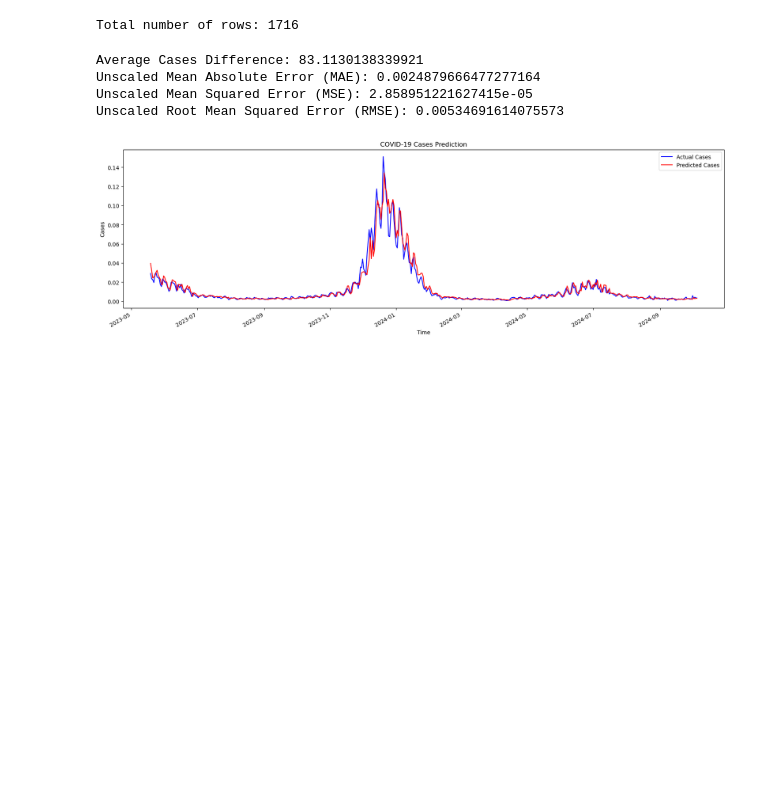
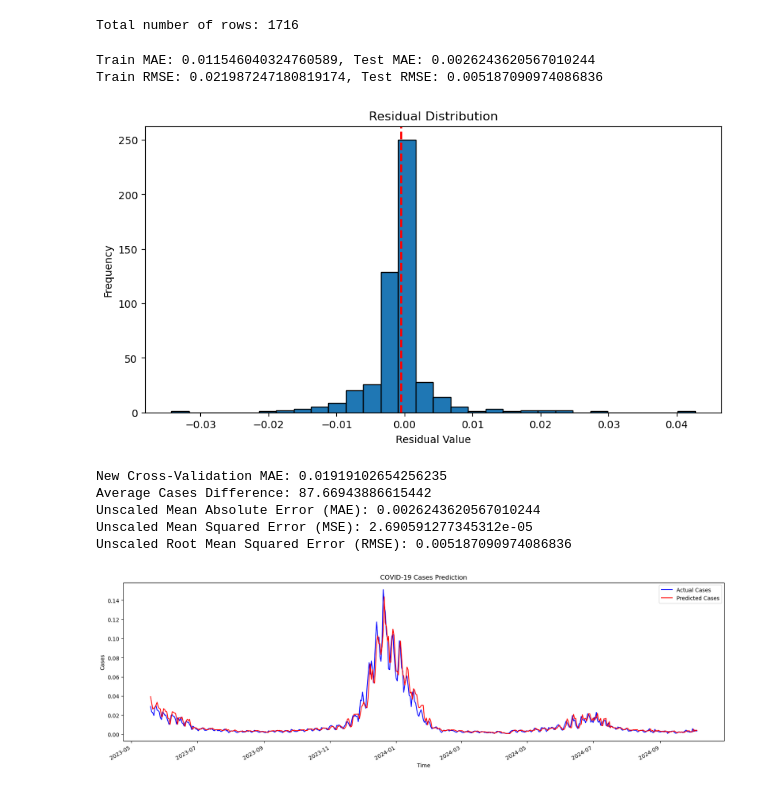
Before and after one commit to nursahiraa/fyp, a Jupyter notebook: dataSpell/fyp-master/notebooks/RandomForest.ipynb, the cells around one changed output. Cells and saved outputs as stored; diff of their text form; code cells hidden in the pictures; blank space fills up the shorter version.

Commit message:
fix overfit on ARIMA

```diff
--- a/dataSpell/fyp-master/notebooks/RandomForest.ipynb
+++ b/dataSpell/fyp-master/notebooks/RandomForest.ipynb
@@ -159,7 +159,14 @@ X_train, X_test, y_train, y_test = train_test_split(X.reshape(X.shape[0], -1), y
 Total number of rows: 1716
 # %%
 # Initialize the model
-rf_regressor = RandomForestRegressor(n_estimators=200, random_state=42)
+rf_regressor = RandomForestRegressor(
+    n_estimators=30,  # Further reduce trees for better generalization
+    max_depth=6,  # Reduce depth to prevent overfitting on training data
+    min_samples_split=20,  # Force larger splits
+    min_samples_leaf=10,  # Increase minimum leaf size to simplify the model
+    random_state=42
+)
+
 rf_regressor.fit(X_train, y_train)# Train the model
 y_pred = rf_regressor.predict(X_test)# Make predictions
 
@@ -173,6 +180,40 @@ mse_unscaled = mean_squared_error(y_test, y_pred)
 rmse_unscaled = np.sqrt(mse_unscaled)
 # Compute the absolute differences
 mad_value = np.mean(np.abs(y_test_rescaled - y_pred_rescaled))
+# Predict on training set
+y_train_pred = rf_regressor.predict(X_train)
+
+# Calculate MAE and RMSE for training data
+train_mae = mean_absolute_error(y_train, y_train_pred)
+train_mse = mean_squared_error(y_train, y_train_pred)
+train_rmse = np.sqrt(train_mse)
+
+
+# untuk check overfitting
+# Compare train vs. test errors
+print(f"Train MAE: {train_mae}, Test MAE: {mae_unscaled}")
+print(f"Train RMSE: {train_rmse}, Test RMSE: {rmse_unscaled}")
+residuals = y_test - y_pred
+# plt.figure(figsize=(10, 5))
+# plt.scatter(y_test, residuals)
+# plt.axhline(y=0, color='r', linestyle='--')
+# plt.xlabel("Actual Cases")
+# plt.ylabel("Residual (Error)")
+# plt.title("Residual Plot")
+# plt.show()
+plt.figure(figsize=(10, 5))
+plt.hist(residuals, bins=30, edgecolor='black')
+plt.axvline(residuals.mean(), color='r', linestyle='dashed', linewidth=2)
+plt.xlabel("Residual Value")
+plt.ylabel("Frequency")
+plt.title("Residual Distribution")
+plt.show()
+from sklearn.model_selection import cross_val_score
+scores = cross_val_score(rf_regressor, X_train, y_train, cv=5, scoring='neg_mean_absolute_error')
+print(f"New Cross-Validation MAE: {-np.mean(scores)}")
+
+
+
 
 print(f"Average Cases Difference: {mad_value}")
 print(f"Unscaled Mean Absolute Error (MAE): {mae_unscaled}")
@@ -185,35 +226,39 @@ print(f"Unscaled Root Mean Squared Error (RMSE): {rmse_unscaled}")
 # plt.plot(y_pred, color='red', label='Predicted Cases')
 # plt.title('COVID-19 Cases Prediction')
 # plt.xlabel('Time')
 # plt.ylabel('Cases')
 # plt.legend()
 # plt.show()
 
 import matplotlib.dates as mdates
 
 # Generate a time index for the test set
 test_dates = df_grouped['date'].iloc[-len(y_test):]  # Select the corresponding test dates
 
 # Plot the graph with time index for the x-axis
 plt.figure(figsize=(20, 6))
 plt.plot(test_dates, y_test, color='blue', label='Actual Cases')
 plt.plot(test_dates, y_pred, color='red', label='Predicted Cases')
 plt.title('COVID-19 Cases Prediction')
 plt.xlabel('Time')
 plt.ylabel('Cases')
 plt.legend()
 
 # Customize the x-axis ticks
 plt.gca().xaxis.set_major_locator(mdates.AutoDateLocator())  # Automatic date ticks
 plt.gca().xaxis.set_major_formatter(mdates.DateFormatter('%Y-%m'))  # Format as Year-Month
 
 # Rotate and adjust x-axis labels for better visibility
 plt.gcf().autofmt_xdate()  # Automatically adjust label angles
 
 plt.show()
 # %% [output]
-Average Cases Difference: 83.1130138339921
-Unscaled Mean Absolute Error (MAE): 0.0024879666477277164
-Unscaled Mean Squared Error (MSE): 2.858951221627415e-05
-Unscaled Root Mean Squared Error (RMSE): 0.00534691614075573
+Train MAE: 0.011546040324760589, Test MAE: 0.0026243620567010244
+Train RMSE: 0.021987247180819174, Test RMSE: 0.005187090974086836
-[figure, old version]
+[figure, new version]
+New Cross-Validation MAE: 0.01919102654256235
+Average Cases Difference: 87.66943886615442
+Unscaled Mean Absolute Error (MAE): 0.0026243620567010244
+Unscaled Mean Squared Error (MSE): 2.690591277345312e-05
+Unscaled Root Mean Squared Error (RMSE): 0.005187090974086836
+[figure, added]
```
Also changed, not shown: 3 other files.
